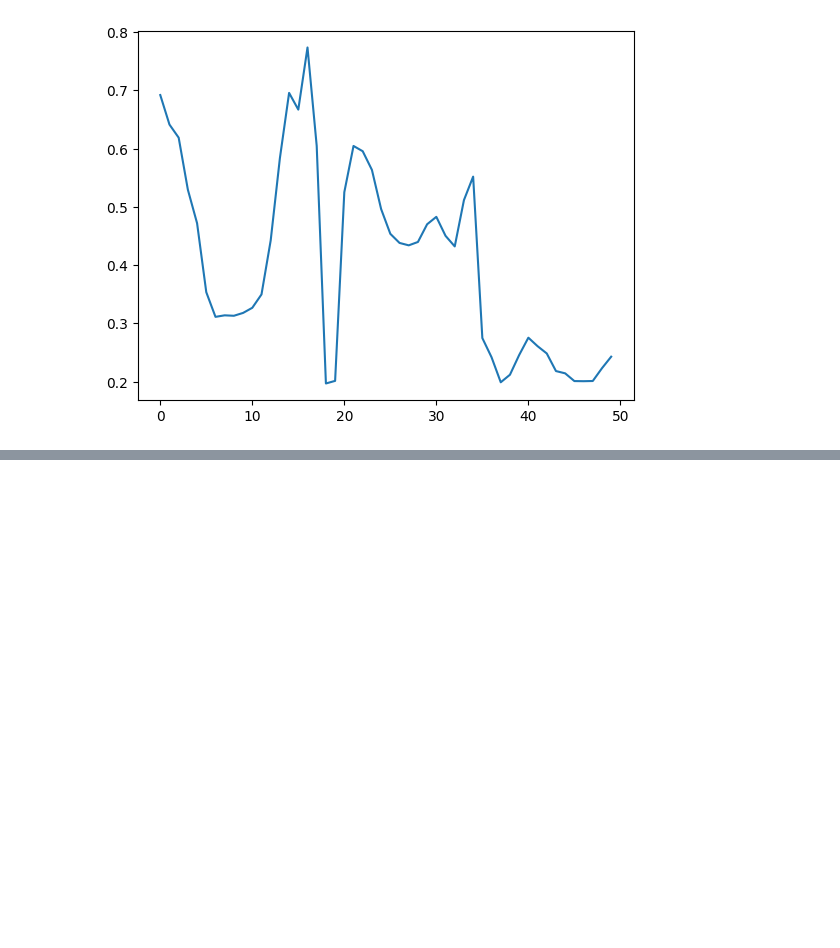
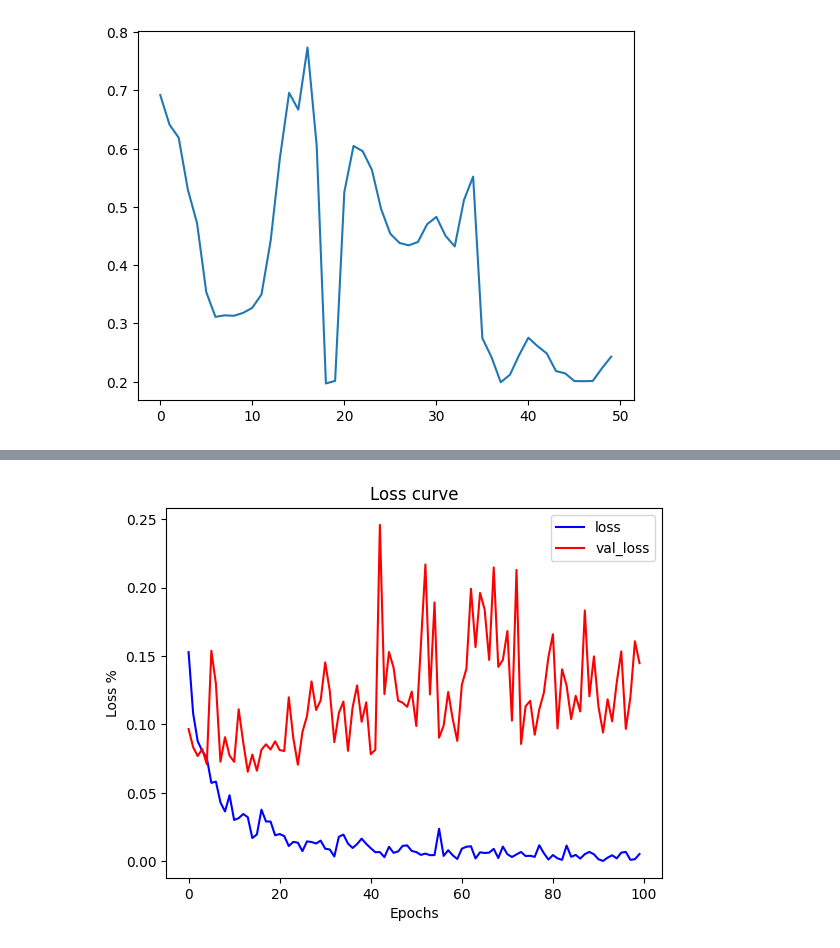
Before and after one commit to mamuncseru/EpilepsyDetectionWithCNNExperiment, a Jupyter notebook: EpilepsyDetectionCNNExperimentTensorFlow.ipynb, the cells around one changed output, grey strips where cells are left out. Saved outputs shown, nothing was run; the diff lists cells and outputs as text; code cells hidden in the pictures; blank space fills up the shorter version.

```diff
--- a/EpilepsyDetectionCNNExperimentTensorFlow.ipynb
+++ b/EpilepsyDetectionCNNExperimentTensorFlow.ipynb
@@ -376,0 +419,2 @@ plt.plot(history.history['accuracy'])
+# %%
+history2 = model.fit(X_train, y_train, validation_data=(X_val, y_val), epochs=100)
@@ -376,0 +439,10 @@ plt.plot(history.history['accuracy'])
+# %%
+plt.plot(history2.history['loss'], 'b-')
+plt.plot(history2.history['val_loss'], 'r-')
+plt.legend(['loss', 'val_loss'])
+plt.title('Loss curve')
+plt.xlabel('Epochs')
+plt.ylabel('Loss %')
+plt.show()
+# %% [output]
+[figure, added]
```
Also changed, not shown: parts of 16 cells of this notebook.
